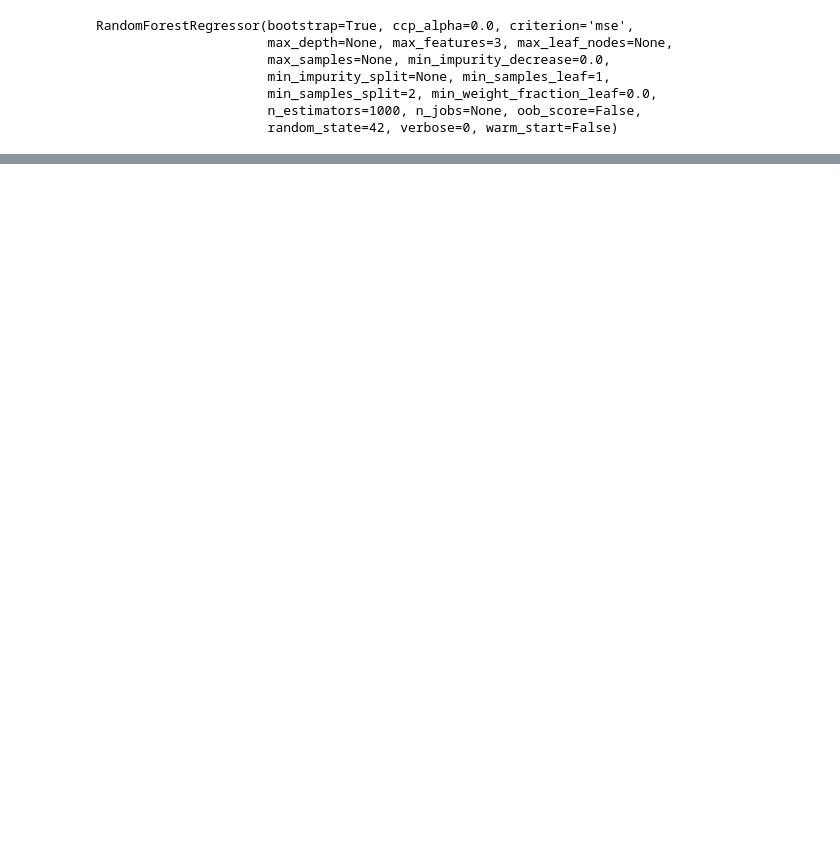
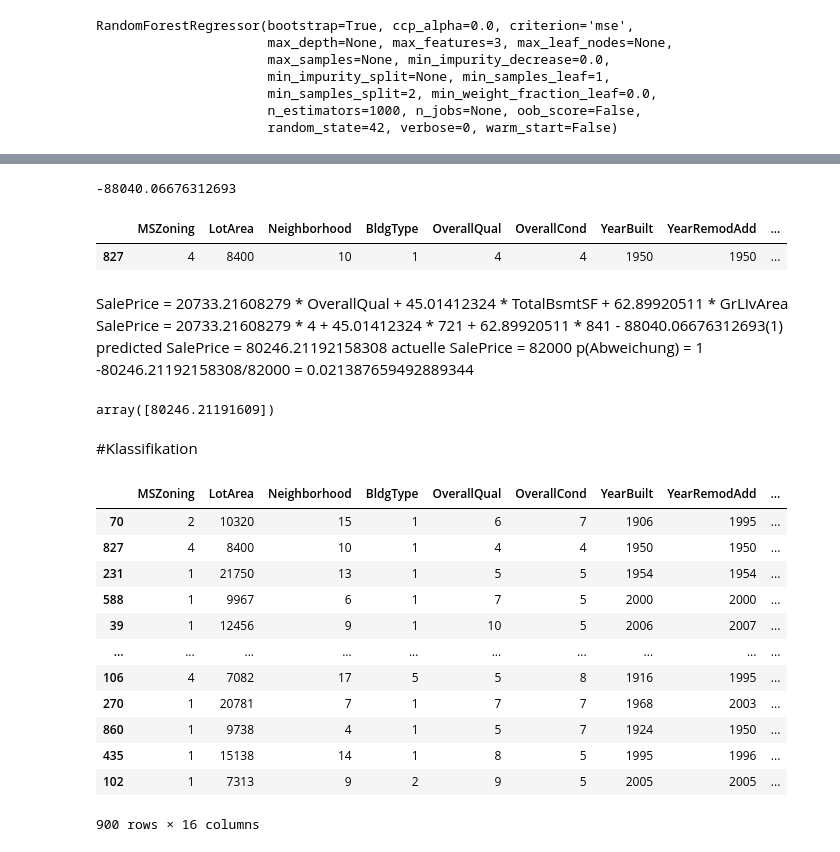
Before and after one commit to Tachmeton/Data-Science---Hausanalyse, a Jupyter notebook: Codebase.ipynb, the cells around one changed output, grey strips where cells are left out. Saved outputs shown, nothing was run; the diff lists cells and outputs as text; code cells hidden in the pictures; blank space fills up the shorter version.

Commit message:
klassif..

```diff
--- a/Codebase.ipynb
+++ b/Codebase.ipynb
@@ -541,0 +527,38 @@ array([21360.07995946,    47.53941776,    62.39704459])
+# %%
+clf.intercept_
+# %% [output]
+-88040.06676312693
+# %%
+data[1:2]
+# %% [output]
+|  | MSZoning | LotArea | Neighborhood | BldgType | OverallQual | OverallCond | YearBuilt | YearRemodAdd | ... |
+| 827 | 4 | 8400 | 10 | 1 | 4 | 4 | 1950 | 1950 | ... |
+# %% [markdown]
+SalePrice = 20733.21608279 * OverallQual + 45.01412324 * TotalBsmtSF +  62.89920511 * GrLIvArea
+SalePrice = 20733.21608279 * 4 + 45.01412324 * 721 +   62.89920511 * 841 - 88040.06676312693(1)
+predicted SalePrice =  80246.21192158308
+actuelle SalePrice =  82000
+p(Abweichung) =  1 -80246.21192158308/82000 = 0.021387659492889344
+# %%
+clf.predict(data.iloc[1:2, [4 ,9, 12]])
+# %% [output]
+array([80246.21191609])
+# %% [markdown]
+#Klassifikation
+# %%
+caData = data.loc[:, data.columns != 'CentralAir']
+caData
+# %% [output]
+|  | MSZoning | LotArea | Neighborhood | BldgType | OverallQual | OverallCond | YearBuilt | YearRemodAdd | ... |
+| 70 | 2 | 10320 | 15 | 1 | 6 | 7 | 1906 | 1995 | ... |
+| 827 | 4 | 8400 | 10 | 1 | 4 | 4 | 1950 | 1950 | ... |
+| 231 | 1 | 21750 | 13 | 1 | 5 | 5 | 1954 | 1954 | ... |
+| 588 | 1 | 9967 | 6 | 1 | 7 | 5 | 2000 | 2000 | ... |
+| 39 | 1 | 12456 | 9 | 1 | 10 | 5 | 2006 | 2007 | ... |
+| ... | ... | ... | ... | ... | ... | ... | ... | ... | ... |
+| 106 | 4 | 7082 | 17 | 5 | 5 | 8 | 1916 | 1995 | ... |
+| 270 | 1 | 20781 | 7 | 1 | 7 | 7 | 1968 | 2003 | ... |
+| 860 | 1 | 9738 | 4 | 1 | 5 | 7 | 1924 | 1950 | ... |
+| 435 | 1 | 15138 | 14 | 1 | 8 | 5 | 1995 | 1996 | ... |
+| 102 | 1 | 7313 | 9 | 2 | 9 | 5 | 2005 | 2005 | ... |
+900 rows × 16 columns
```
Also changed, not shown: parts of 23 cells of this notebook, 3 other files.
